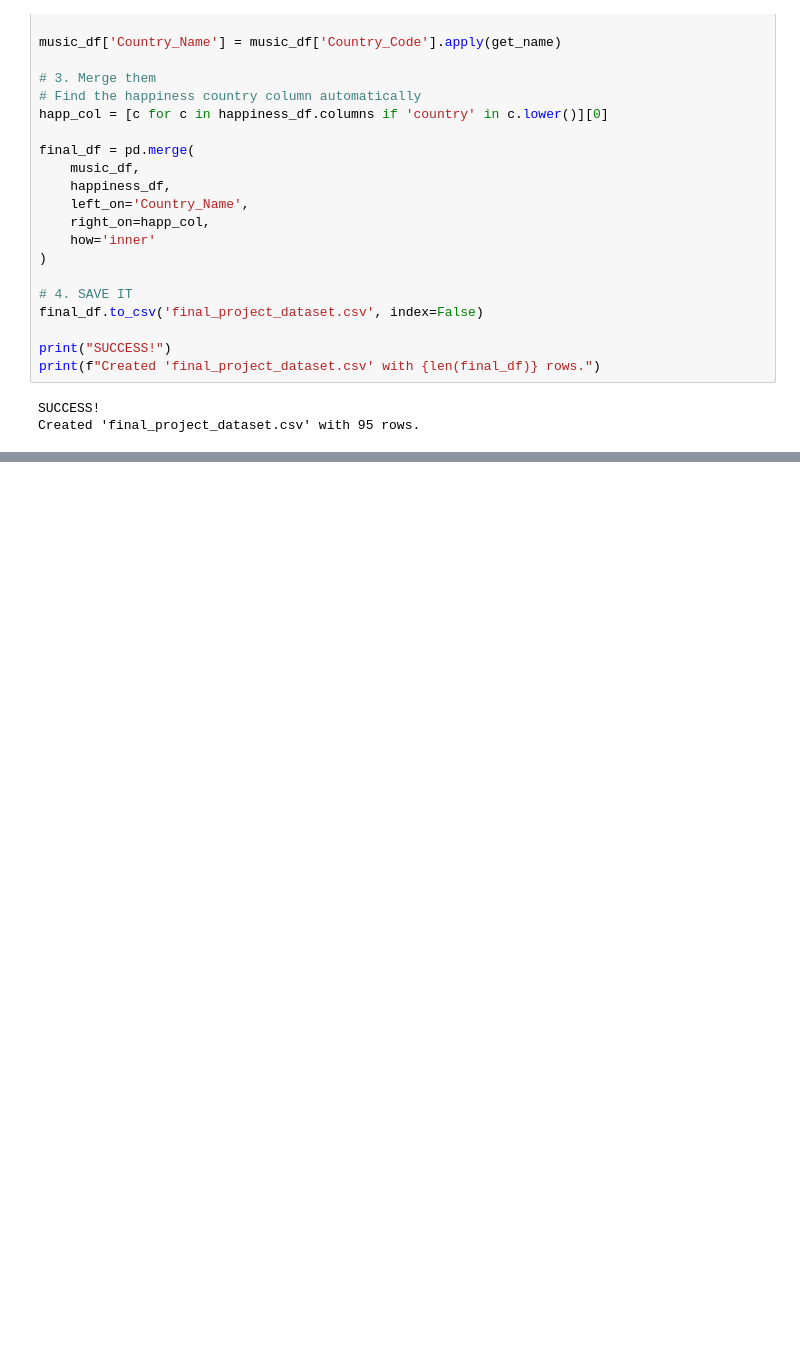
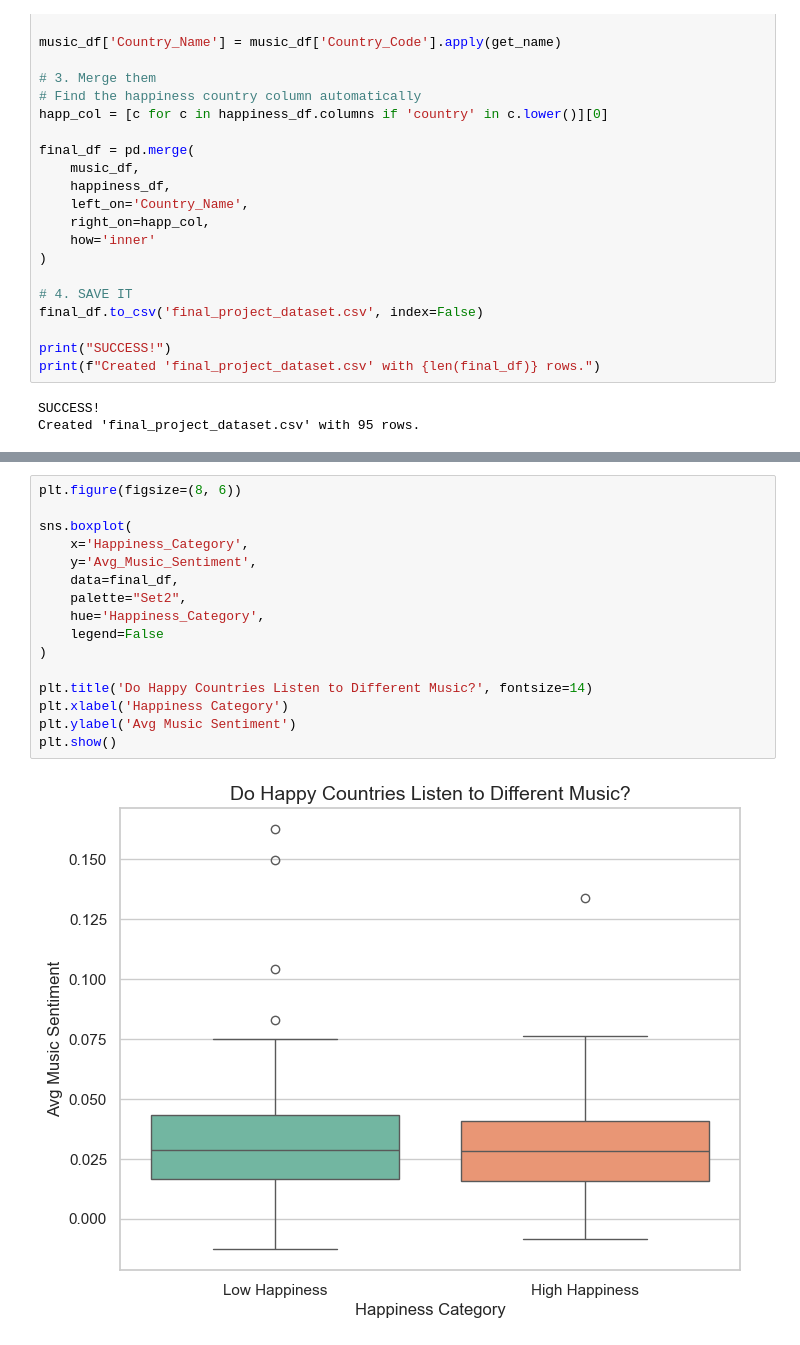
Before and after one commit to turkanahmetoglu/DSA210-Term-Project, a Jupyter notebook: EDA_Analysis.ipynb, the cells around one changed output, grey strips where cells are left out. Cells and saved outputs as stored; diff of their text form; blank space fills up the shorter version.

```diff
--- a/EDA_Analysis.ipynb
+++ b/EDA_Analysis.ipynb
@@ -111,0 +136,18 @@ CONCLUSION: No significant relationship found (Result might be random).
+# %%
+plt.figure(figsize=(8, 6))
+
+sns.boxplot(
+    x='Happiness_Category',
+    y='Avg_Music_Sentiment',
+    data=final_df,
+    palette="Set2",
+    hue='Happiness_Category',
+    legend=False
+)
+
+plt.title('Do Happy Countries Listen to Different Music?', fontsize=14)
+plt.xlabel('Happiness Category')
+plt.ylabel('Avg Music Sentiment')
+plt.show()
+# %% [output]
+[figure, added]
```
Also changed, not shown: parts of 7 cells of this notebook.
